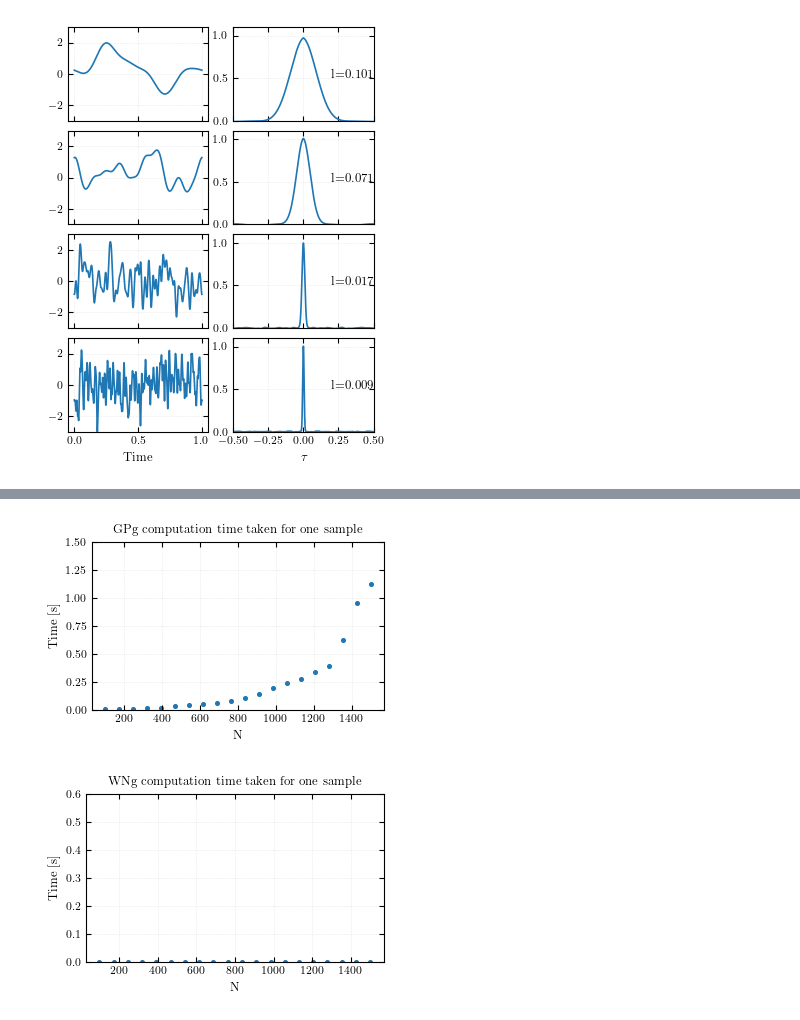
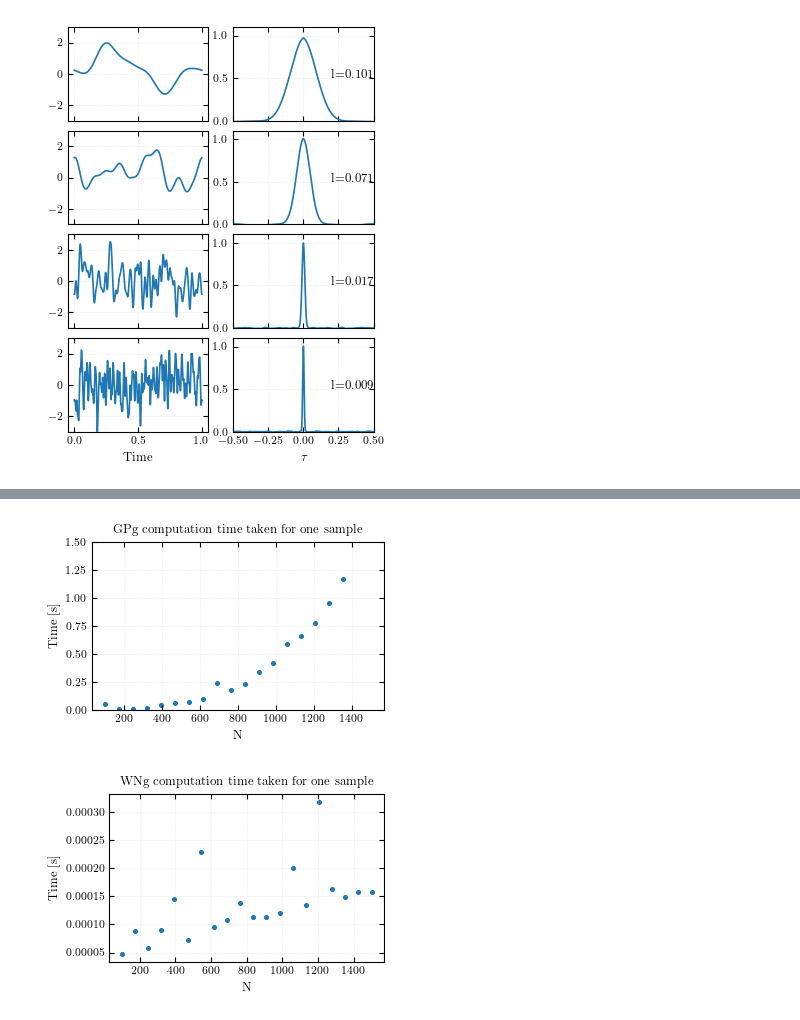
Before and after one commit to Sparisi01/RPM_implementation, a Jupyter notebook: test_random_function_generator.ipynb, the cells around one changed output, grey strips where cells are left out. Drawn from its saved outputs; the diff is of its cells as text; code cells hidden in the pictures.

```diff
--- a/test_random_function_generator.ipynb
+++ b/test_random_function_generator.ipynb
@@ -126,13 +126,13 @@ for nt in nt_array:
     for _ in range(5):
         generator.generate_from_Gaussian_Process()
     end = time.time()
-    gaus_times.append((end-start)/10)
+    gaus_times.append((end-start)/5)
 
     start = time.time()
     for _ in range(5):
         generator.generate_from_white_noise()
     end = time.time()
-    white_times.append((end-start)/10)
+    white_times.append((end-start)/5)
 # %% [output]
 nt = 100
 nt = 173
@@ -165,16 +165,16 @@ plt.grid()
 plt.savefig("assets/crescita_powerlaw_generatore_f.pdf")
 plt.show()
 # %% [output]
-[figure, old version]
+[figure, new version]
 # %%
 plt.figure()
 plt.scatter(nt_array,white_times,s=7)
 plt.xlabel("N")
 plt.ylabel("Time [s]")
 plt.title("WNg computation time taken for one sample")
-plt.ylim([0,0.6])
+plt.ylim()
 plt.grid()
 plt.savefig("assets/crescita_powerlaw_generatore_f_white_noise.pdf")
 plt.show()
 # %% [output]
-[figure, old version]
+[figure, new version]
```
Also changed, not shown: 4 other files.
